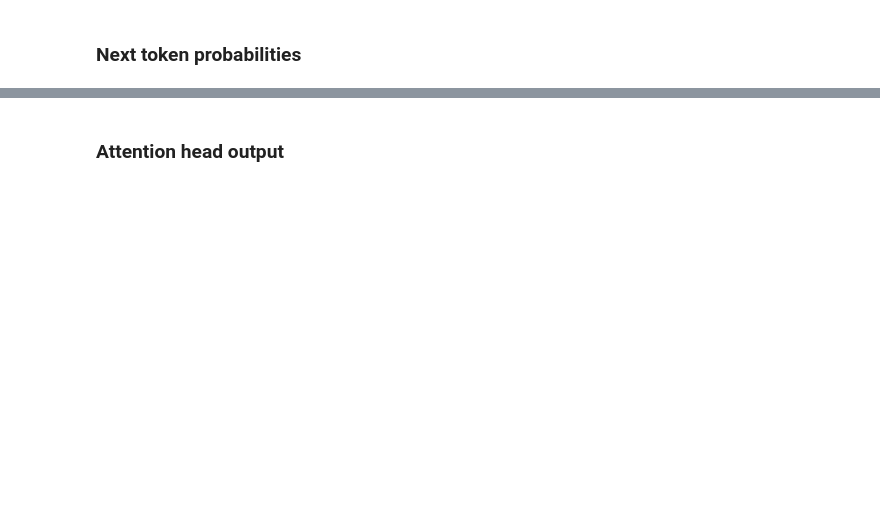
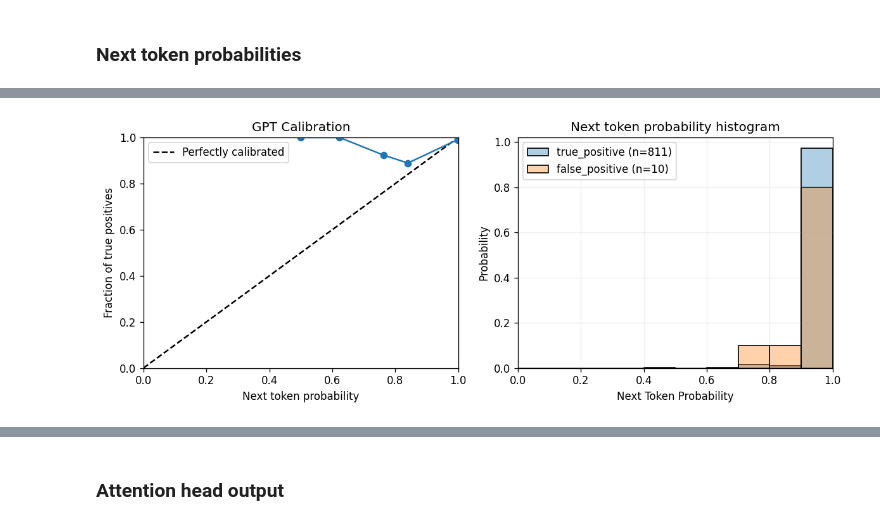
Before and after one commit to kevinqnb/scholarlm, a Jupyter notebook: examples/pond_lake_extraction.ipynb, the cells around one changed output, grey strips where cells are left out. Saved outputs shown, nothing was run; the diff lists cells and outputs as text; code cells hidden in the pictures; blank space fills up the shorter version.

```diff
--- a/examples/pond_lake_extraction.ipynb
+++ b/examples/pond_lake_extraction.ipynb
@@ -146,9 +160,9 @@ result_df = pd.DataFrame(result_dict)
 result_df = result_df.loc[result_df.title.isin(registered_titles)]
 result_df = result_df.reset_index(drop=True)
 
-ignore_measurements = ['latitude', 'longitude'] # Ignoring these for now because they are not in the original dataset
+ignore_features = ['latitude', 'longitude'] # Ignoring these for now because they are not in the original dataset
 
-result_df = result_df.loc[~result_df.measurement.isin(ignore_measurements)]
+result_df = result_df.loc[~result_df.feature.isin(ignore_features)]
 result_df['value'] = result_df['value'].str.replace(',', '')  # Remove commas from numbers
 result_df['value'] = pd.to_numeric(result_df['value'], errors='coerce')
 result_df = process(result_df, conversion_table)
@@ -166,3 +170,0 @@ def str_to_bool(s):
-# %%
-result_df['judgement'] = result_df['judgement'].apply(str_to_bool)
-#result_df['validation'] = result_df['validation'].apply(str_to_bool)
@@ -485,0 +495,59 @@ Gemma probability model recall: 0.0222 (3/135)
+# %%
+# Predicted probabilities for the positive class
+idxs = np.where(result_df['judgement_gpt'].to_numpy())[0]
+idxs_true_positive = np.where(result_df['judgement_gpt'].to_numpy() & result_df['validation'].to_numpy())[0]
+idxs_false_positive = np.where(result_df['judgement_gpt'].to_numpy() & ~result_df['validation'].to_numpy())[0]
+p_true_positive = result_df['judgement_confidence_gpt'].to_numpy()[idxs_true_positive]
+p_false_positive = result_df['judgement_confidence_gpt'].to_numpy()[idxs_false_positive]
+
+p_test = result_df['judgement_confidence_gpt'].to_numpy()[idxs]
+y_test = result_df['validation'].to_numpy()[idxs]
+
+# Reliability diagram data
+frac_pos, mean_pred = calibration_curve(y_test, p_test, n_bins=10, strategy='uniform')
+
+fig, ax = plt.subplots(1, 2, figsize=(10, 4), dpi=120)
+
+# (1) Calibration diagram
+ax[0].plot([0, 1], [0, 1], "k--", label="Perfectly calibrated")
+ax[0].plot(mean_pred, frac_pos, marker="o")
+ax[0].set_xlabel("Next token probability")
+ax[0].set_ylabel("Fraction of true positives")
+ax[0].set_title("GPT Calibration")
+ax[0].set_xlim(0, 1)
+ax[0].set_ylim(0, 1)
+ax[0].legend()
+
+# (2) Probability histogram
+bins = np.linspace(0.0, 1.0, 11)  # 20 equal-width bins on [0, 1]
+sns.histplot(
+    p_true_positive,
+    bins=bins,
+    stat="probability",
+    color="tab:blue",
+    alpha=0.35,
+    label=f"true_positive (n={len(p_true_positive)})",
+    ax=ax[1],
+)
+
+sns.histplot(
+    p_false_positive,
+    bins=bins,
+    stat="probability",
+    color="tab:orange",
+    alpha=0.35,
+    label=f"false_positive (n={len(p_false_positive)})",
+    ax=ax[1],
+)
+
+ax[1].set_xlim(0, 1)
+ax[1].set_xlabel("Next Token Probability")
+ax[1].set_ylabel("Probability")
+ax[1].set_title("Next token probability histogram")
+ax[1].legend()
+ax[1].grid(True, alpha=0.2)
+
+plt.tight_layout()
+plt.show()
+# %% [output]
+[figure, added]
```
Also changed, not shown: parts of 33 cells of this notebook, 18 other files.
